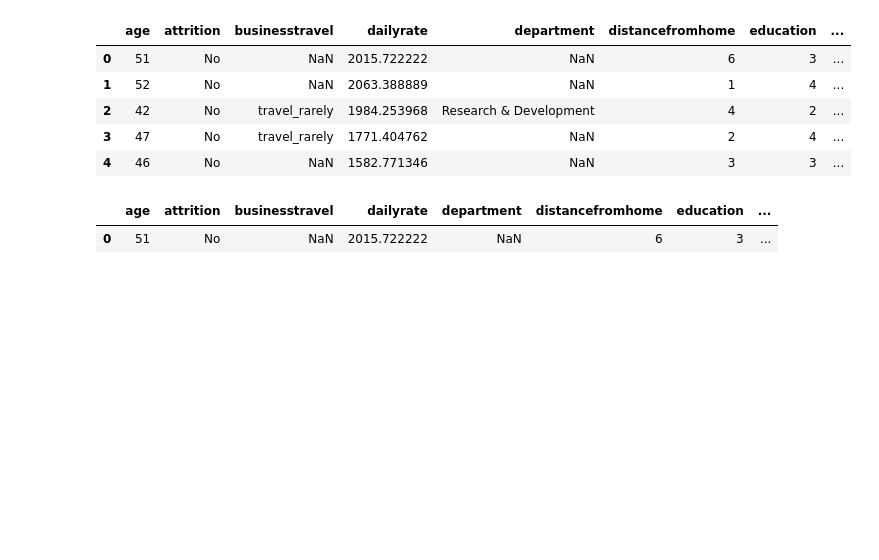
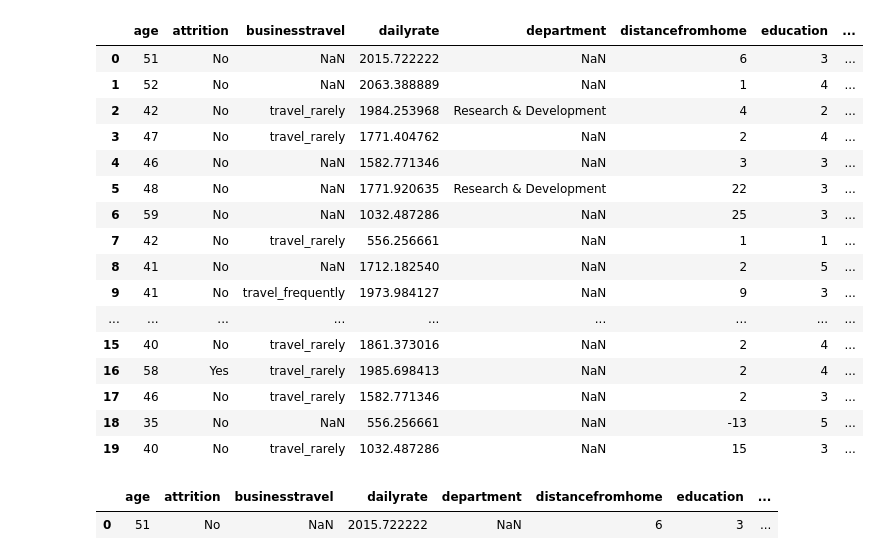
Before and after one commit to Iara-AC/project-da-promo-K-modulo-3-team-1, a Jupyter notebook: notebooks/conocer-datos.ipynb, the cells around one changed output. Saved outputs shown, nothing was run; the diff lists cells and outputs as text; code cells hidden in the pictures; blank space fills up the shorter version.

```diff
--- a/notebooks/conocer-datos.ipynb
+++ b/notebooks/conocer-datos.ipynb
@@ -6,14 +6,25 @@ pd.set_option('display.max_columns', None)  # Esto es para ver todas las columna
 # %%
 df = pd.read_csv('../datos/hr_raw_data_final.csv', index_col=0)
 
-df.head()
+df.head(20)
 # %% [output]
 |  | age | attrition | businesstravel | dailyrate | department | distancefromhome | education | ... |
 | 0 | 51 | No | NaN | 2015.722222 | NaN | 6 | 3 | ... |
 | 1 | 52 | No | NaN | 2063.388889 | NaN | 1 | 4 | ... |
 | 2 | 42 | No | travel_rarely | 1984.253968 | Research & Development | 4 | 2 | ... |
 | 3 | 47 | No | travel_rarely | 1771.404762 | NaN | 2 | 4 | ... |
 | 4 | 46 | No | NaN | 1582.771346 | NaN | 3 | 3 | ... |
+| 5 | 48 | No | NaN | 1771.920635 | Research & Development | 22 | 3 | ... |
+| 6 | 59 | No | NaN | 1032.487286 | NaN | 25 | 3 | ... |
+| 7 | 42 | No | travel_rarely | 556.256661 | NaN | 1 | 1 | ... |
+| 8 | 41 | No | NaN | 1712.182540 | NaN | 2 | 5 | ... |
+| 9 | 41 | No | travel_frequently | 1973.984127 | NaN | 9 | 3 | ... |
+| ... | ... | ... | ... | ... | ... | ... | ... | ... |
+| 15 | 40 | No | travel_rarely | 1861.373016 | NaN | 2 | 4 | ... |
+| 16 | 58 | Yes | travel_rarely | 1985.698413 | NaN | 2 | 4 | ... |
+| 17 | 46 | No | travel_rarely | 1582.771346 | NaN | 2 | 3 | ... |
+| 18 | 35 | No | NaN | 556.256661 | NaN | -13 | 5 | ... |
+| 19 | 40 | No | travel_rarely | 1032.487286 | NaN | 15 | 3 | ... |
 # %%
 df.head(1)
 # %% [output]
```
Also changed, not shown: 1 other file.
